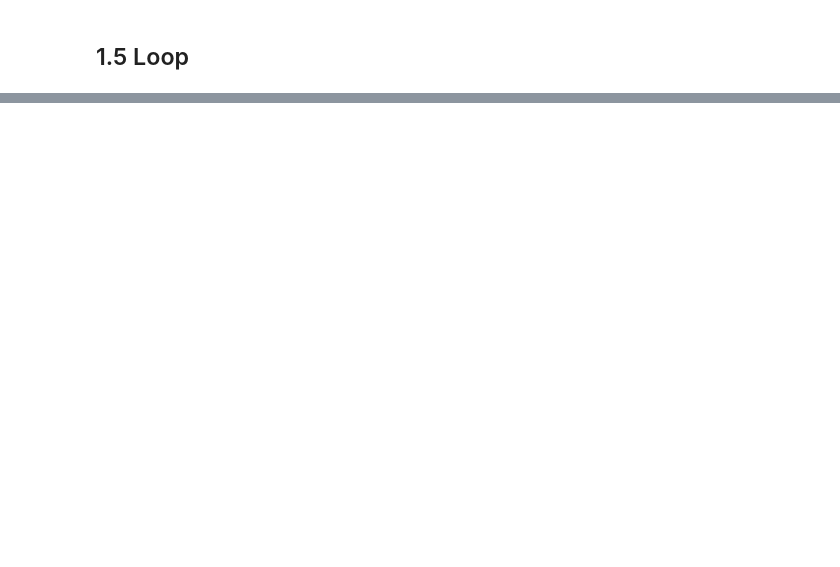
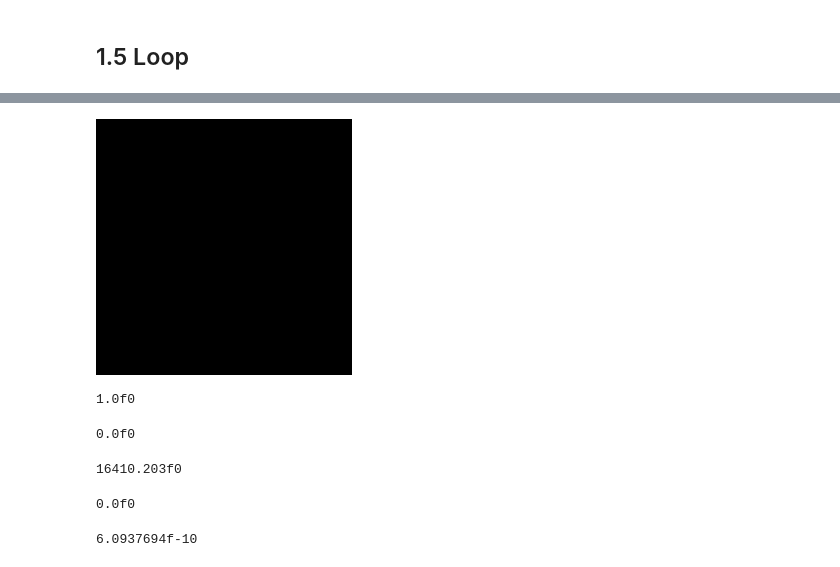
Before and after one commit to lwbhahahaha/BAC, a Jupyter notebook: 4_train.ipynb, the cells around one changed output, grey strips where cells are left out. Drawn from its saved outputs; the diff is of its cells as text; code cells hidden in the pictures; blank space fills up the shorter version.

```diff
--- a/4_train.ipynb
+++ b/4_train.ipynb
@@ -531,0 +519,24 @@ model = unet2D(1, 2);
+# %%
+Gray.(y_sample_cated[:,:,1,2])
+# %% [output]
+[figure, added]
+# %%
+lossfn(y_sample_pred[:,:,:,2], y_sample_cated[:,:,:,2])
+# %% [output]
+1.0f0
+# %%
+a = sum(y_sample_pred[:,:,chnl_idx,2] .* y_sample_cated[:,:,1,2])
+# %% [output]
+0.0f0
+# %%
+b = sum(y_sample_pred[:,:,chnl_idx,2] .^ 2)
+# %% [output]
+16410.203f0
+# %%
+c = sum(y_sample_cated[:,:,1,2] .^ 2)
+# %% [output]
+0.0f0
+# %%
+d = (muladd(2f0, a, 1f-5) / (b + c + 1f-5))
+# %% [output]
+6.0937694f-10
```
Also changed, not shown: parts of 55 cells of this notebook.
